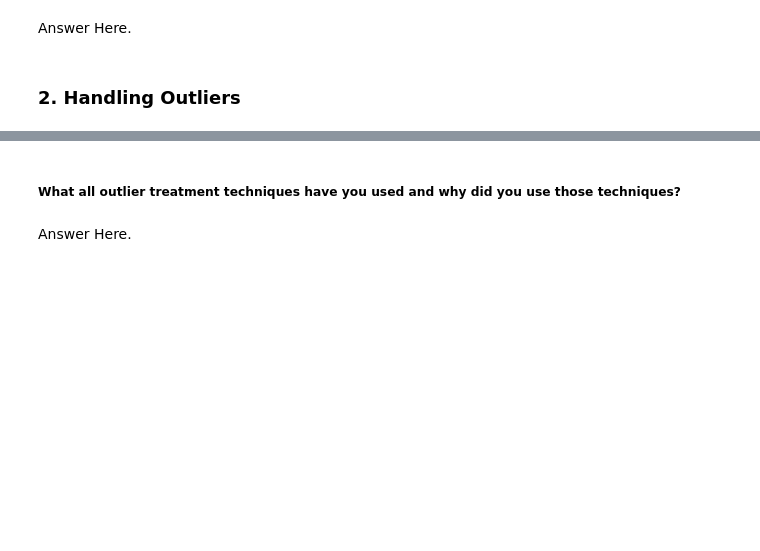
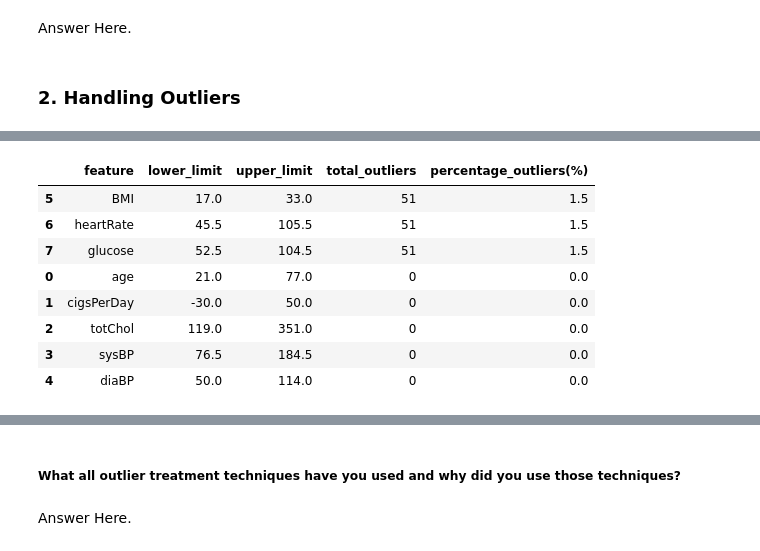
Before and after one commit to Shahrukh2016/Cardiovascular_Risk_Prediction, a Jupyter notebook: IndividualColab_CardiovascularRiskPrediction.ipynb, the cells around one changed output, grey strips where cells are left out. Cells and saved outputs as stored; diff of their text form; code cells hidden in the pictures; blank space fills up the shorter version.

```diff
--- a/IndividualColab_CardiovascularRiskPrediction.ipynb
+++ b/IndividualColab_CardiovascularRiskPrediction.ipynb
@@ -818,0 +945,13 @@ Answer Here.
+# %%
+# Rechecking the percentage of outliers in each feature after IQR treatment
+detect_outliers(df_iqr,continous_variable)
+# %% [output]
+|  | feature | lower_limit | upper_limit | total_outliers | percentage_outliers(%) |
+| 5 | BMI | 17.0 | 33.0 | 51 | 1.5 |
+| 6 | heartRate | 45.5 | 105.5 | 51 | 1.5 |
+| 7 | glucose | 52.5 | 104.5 | 51 | 1.5 |
+| 0 | age | 21.0 | 77.0 | 0 | 0.0 |
+| 1 | cigsPerDay | -30.0 | 50.0 | 0 | 0.0 |
+| 2 | totChol | 119.0 | 351.0 | 0 | 0.0 |
+| 3 | sysBP | 76.5 | 184.5 | 0 | 0.0 |
+| 4 | diaBP | 50.0 | 114.0 | 0 | 0.0 |
```
Also changed, not shown: parts of 14 cells of this notebook.
